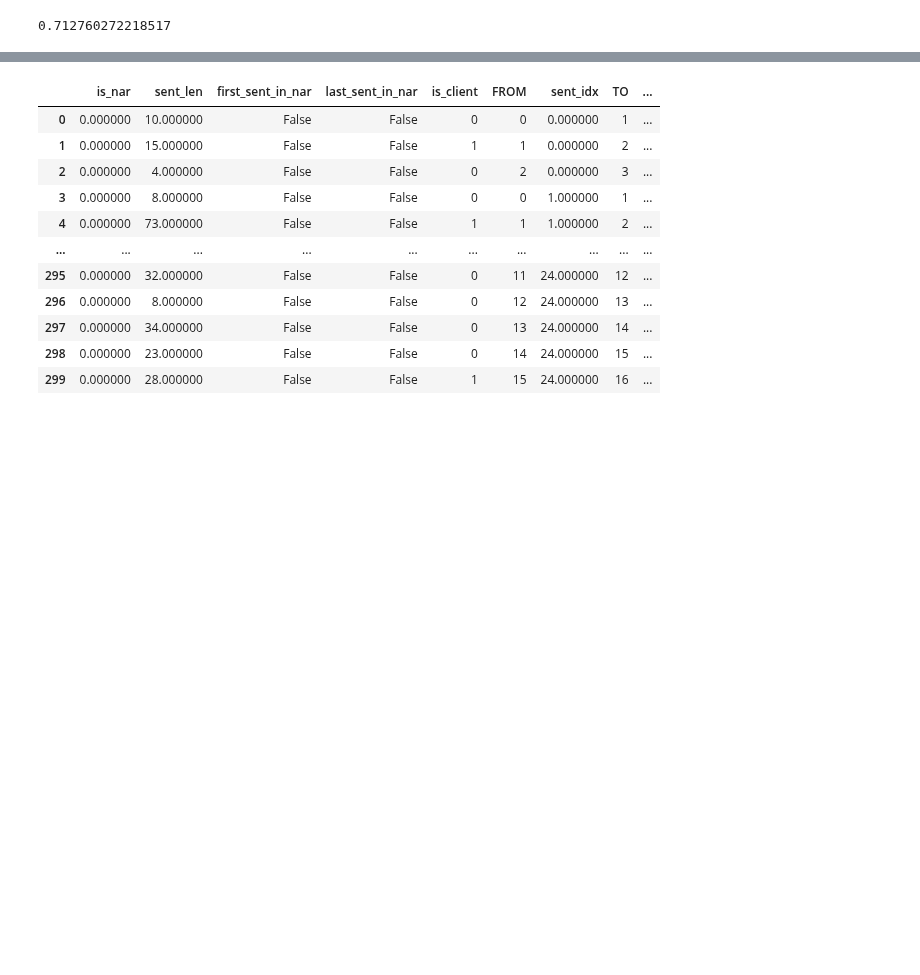
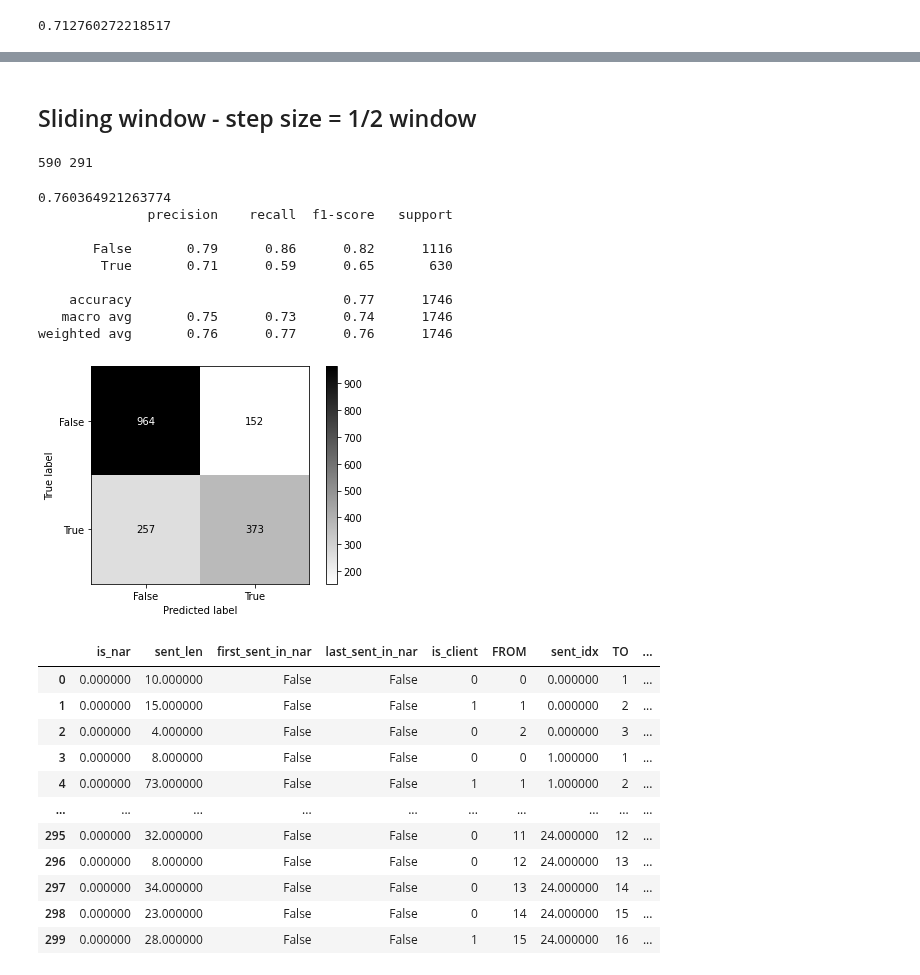
Before and after one commit to Sofy34/personal_strudy, a Jupyter notebook: thesis/03_cfr_pos_sentenses.ipynb, the cells around one changed output, grey strips where cells are left out. Saved outputs shown, nothing was run; the diff lists cells and outputs as text; code cells hidden in the pictures; blank space fills up the shorter version.

```diff
--- a/thesis/03_cfr_pos_sentenses.ipynb
+++ b/thesis/03_cfr_pos_sentenses.ipynb
@@ -313,3 +447,43 @@ False  -> True    -1.949556
+# %% [markdown]
+## Sliding window - step size = 1/2 window
+# %%
+step = int(seq_len/2)
+X = [seq2features(first_sent_idx) for first_sent_idx in merged_sent_pos.index[:-seq_len:step]]
+y = [seq2labels(first_sent_idx) for first_sent_idx in merged_sent_pos.index[:-seq_len:step]]
+# %%
+X_train, X_test, y_train, y_test = train_test_split(X, y, test_size=0.33, random_state=0)
+print( len(X_train),len(X_test))
+# %% [output]
+590 291
+# %%
+crf = CRF(
+    algorithm='lbfgs',
+    c1=0.1,
+    c2=0.1,
+    max_iterations=100,
+#     all_possible_transitions=True,
+)
+try:
+    crf.fit(X_train, y_train)
+except AttributeError:
+    pass
+y_pred = crf.predict(X_test)
+# %%
+labels = list(crf.classes_)
+print(metrics.flat_f1_score(y_test, y_pred,
+                      average='weighted', labels=labels))
+feature_utils.get_prediction_report(flatten(y_test),flatten(y_pred))
+# %% [output]
+0.760364921263774
+              precision    recall  f1-score   support
+
+       False       0.79      0.86      0.82      1116
+        True       0.71      0.59      0.65       630
+
+    accuracy                           0.77      1746
+   macro avg       0.75      0.73      0.74      1746
+weighted avg       0.76      0.77      0.76      1746
+[figure, added]
 # %%
 merged_raw =  pd.merge(sent_db[:300],sent_tokens_db,left_index=True,right_index=True,validate="one_to_one")
 merged_raw
```
Also changed, not shown: parts of 28 cells of this notebook.
